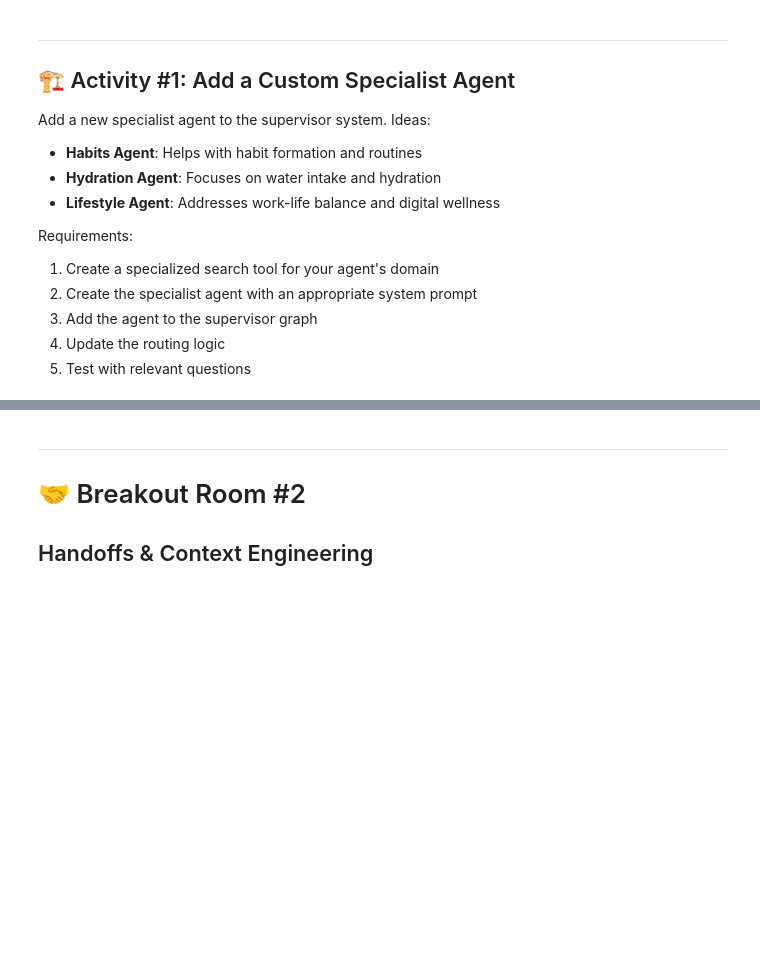
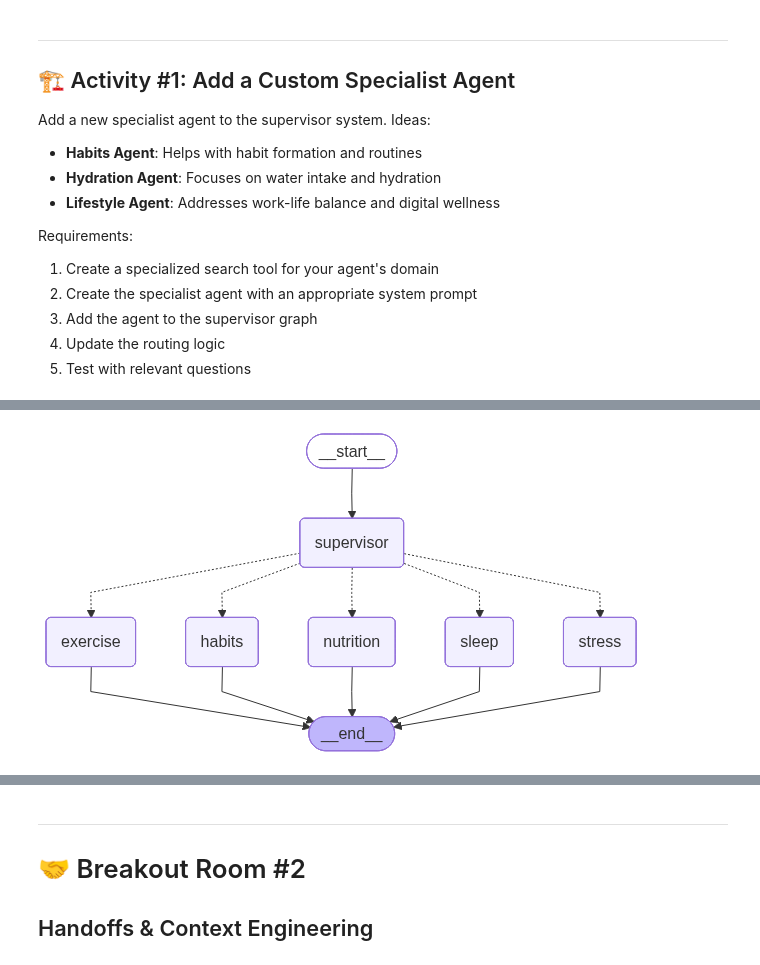
Before and after one commit to thecat92/AIE9, a Jupyter notebook: 05_Multi_Agent_with_LangGraph/Multi_Agent_Applications_Assignment.ipynb, the cells around one changed output, grey strips where cells are left out. Drawn from its saved outputs; the diff is of its cells as text; code cells hidden in the pictures; blank space fills up the shorter version.

Commit message:
Solved Multi agent applications assignement notebook

```diff
--- a/05_Multi_Agent_with_LangGraph/Multi_Agent_Applications_Assignment.ipynb
+++ b/05_Multi_Agent_with_LangGraph/Multi_Agent_Applications_Assignment.ipynb
@@ -659,0 +798,33 @@ def search_my_domain(query: str) -> str:
+# %%
+# Create agent nodes that wrap the specialist agents
+
+def create_agent_node(agent, name: str):
+    """Create a node that runs a specialist agent and returns the final response."""
+    def agent_node(state: SupervisorState):
+        print(f"[{name.upper()} Agent] Processing request...")
+
+        # Invoke the specialist agent with the conversation
+        result = agent.invoke({"messages": state["messages"]})
+
+        # Get the agent's final response
+        agent_response = result["messages"][-1]
+
+        # Add agent identifier to the response
+        response_with_name = AIMessage(
+            content=f"[{name.upper()} SPECIALIST]\n\n{agent_response.content}",
+            name=name
+        )
+
+        print(f"[{name.upper()} Agent] Response complete.")
+        return {"messages": [response_with_name]}
+
+    return agent_node
+
+# Create nodes for each specialist
+exercise_node = create_agent_node(exercise_agent, "exercise")
+nutrition_node = create_agent_node(nutrition_agent, "nutrition")
+sleep_node = create_agent_node(sleep_agent, "sleep")
+stress_node = create_agent_node(stress_agent, "stress")
+habits_node = create_agent_node(habits_agent, "habits")
+
+print("Agent nodes created!")
@@ -659,0 +882,11 @@ def search_my_domain(query: str) -> str:
+# %%
+# Visualize the graph
+try:
+    from IPython.display import display, Image
+    display(Image(supervisor_graph.get_graph().draw_mermaid_png()))
+except Exception as e:
+    print(f"Could not display graph: {e}")
+    print("\nGraph structure:")
+    print(supervisor_graph.get_graph().draw_ascii())
+# %% [output]
+[figure, added]
```
Also changed, not shown: parts of 22 cells of this notebook.
